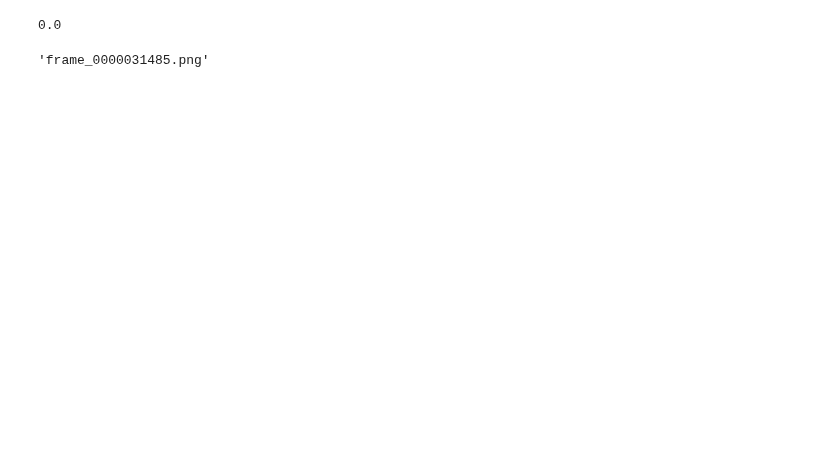
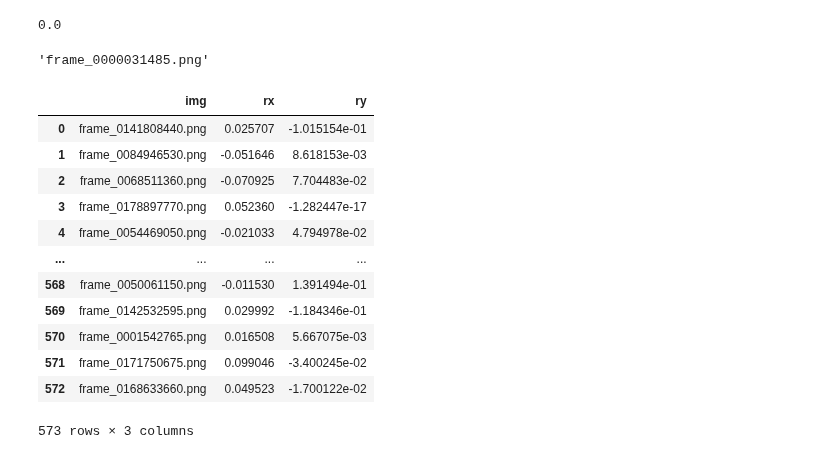
Before and after one commit to AdvancedResearchInnovationCenter/TactiGraph, a Jupyter notebook: e2vid_cnn/preporc.ipynb, the cells around one changed output. Cells and saved outputs as stored; diff of their text form; code cells hidden in the pictures; blank space fills up the shorter version.

```diff
--- a/e2vid_cnn/preporc.ipynb
+++ b/e2vid_cnn/preporc.ipynb
@@ -136,3 +152,21 @@ train_idx, test_idx = train_test_split(all.index, train_size=0.75)
 Path(imgs[0]).parts[-1]
 # %% [output]
 'frame_0000031485.png'
+# %%
+import pandas as pd
+
+pd.read_csv('dataset/test.csv')
+# %% [output]
+|  | img | rx | ry |
+| 0 | frame_0141808440.png | 0.025707 | -1.015154e-01 |
+| 1 | frame_0084946530.png | -0.051646 | 8.618153e-03 |
+| 2 | frame_0068511360.png | -0.070925 | 7.704483e-02 |
+| 3 | frame_0178897770.png | 0.052360 | -1.282447e-17 |
+| 4 | frame_0054469050.png | -0.021033 | 4.794978e-02 |
+| ... | ... | ... | ... |
+| 568 | frame_0050061150.png | -0.011530 | 1.391494e-01 |
+| 569 | frame_0142532595.png | 0.029992 | -1.184346e-01 |
+| 570 | frame_0001542765.png | 0.016508 | 5.667075e-03 |
+| 571 | frame_0171750675.png | 0.099046 | -3.400245e-02 |
+| 572 | frame_0168633660.png | 0.049523 | -1.700122e-02 |
+573 rows × 3 columns
```
Also changed, not shown: parts of 3 cells of this notebook, 4 other files.
